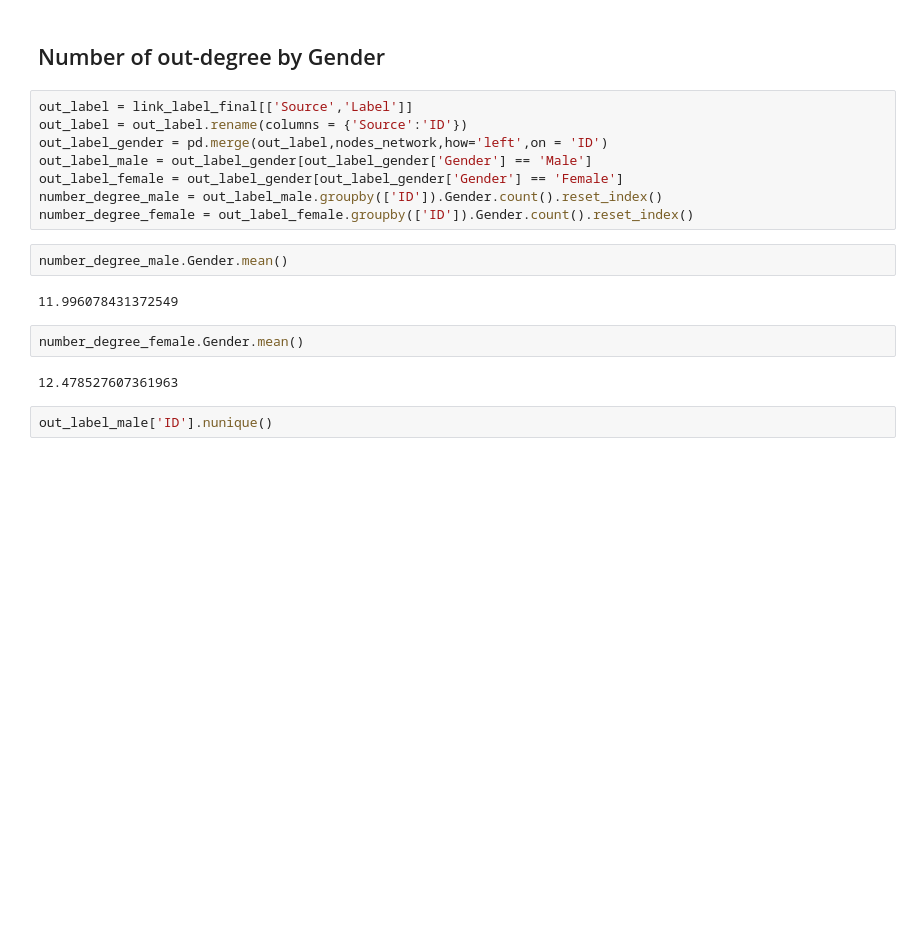
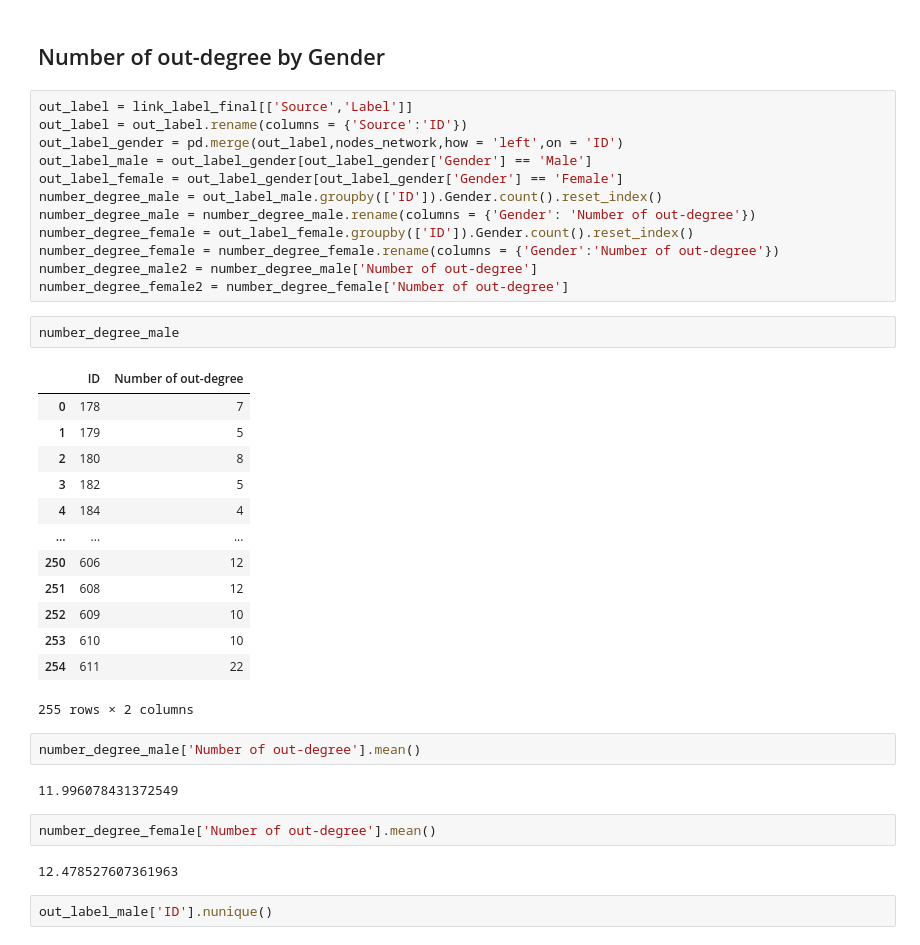
Before and after one commit to feelzoo/assortativity, a Jupyter notebook: Assortativity.ipynb, the cells around one changed output. Cells and saved outputs as stored; diff of their text form; blank space fills up the shorter version.

```diff
--- a/Assortativity.ipynb
+++ b/Assortativity.ipynb
@@ -202,19 +203,39 @@ assortativity_label
 # %%
 out_label = link_label_final[['Source','Label']]
 out_label = out_label.rename(columns = {'Source':'ID'})
-out_label_gender = pd.merge(out_label,nodes_network,how='left',on = 'ID')
+out_label_gender = pd.merge(out_label,nodes_network,how = 'left',on = 'ID')
 out_label_male = out_label_gender[out_label_gender['Gender'] == 'Male']
 out_label_female = out_label_gender[out_label_gender['Gender'] == 'Female']
 number_degree_male = out_label_male.groupby(['ID']).Gender.count().reset_index()
+number_degree_male = number_degree_male.rename(columns = {'Gender': 'Number of out-degree'})
 number_degree_female = out_label_female.groupby(['ID']).Gender.count().reset_index()
+number_degree_female = number_degree_female.rename(columns = {'Gender':'Number of out-degree'})
+number_degree_male2 = number_degree_male['Number of out-degree']
+number_degree_female2 = number_degree_female['Number of out-degree']
 # %%
-number_degree_male.Gender.mean()
+number_degree_male
 # %% [output]
+|  | ID | Number of out-degree |
+| 0 | 178 | 7 |
+| 1 | 179 | 5 |
+| 2 | 180 | 8 |
+| 3 | 182 | 5 |
+| 4 | 184 | 4 |
+| ... | ... | ... |
+| 250 | 606 | 12 |
+| 251 | 608 | 12 |
+| 252 | 609 | 10 |
+| 253 | 610 | 10 |
+| 254 | 611 | 22 |
-11.996078431372549
+255 rows × 2 columns
-# %%
-number_degree_female.Gender.mean()
-# %% [output]
-12.478527607361963
+# %%
+number_degree_male['Number of out-degree'].mean()
+# %% [output]
+11.996078431372549
+# %%
+number_degree_female['Number of out-degree'].mean()
+# %% [output]
+12.478527607361963
 # %%
 out_label_male['ID'].nunique()
 # %% [output]
```
Also changed, not shown: parts of 13 cells of this notebook.
